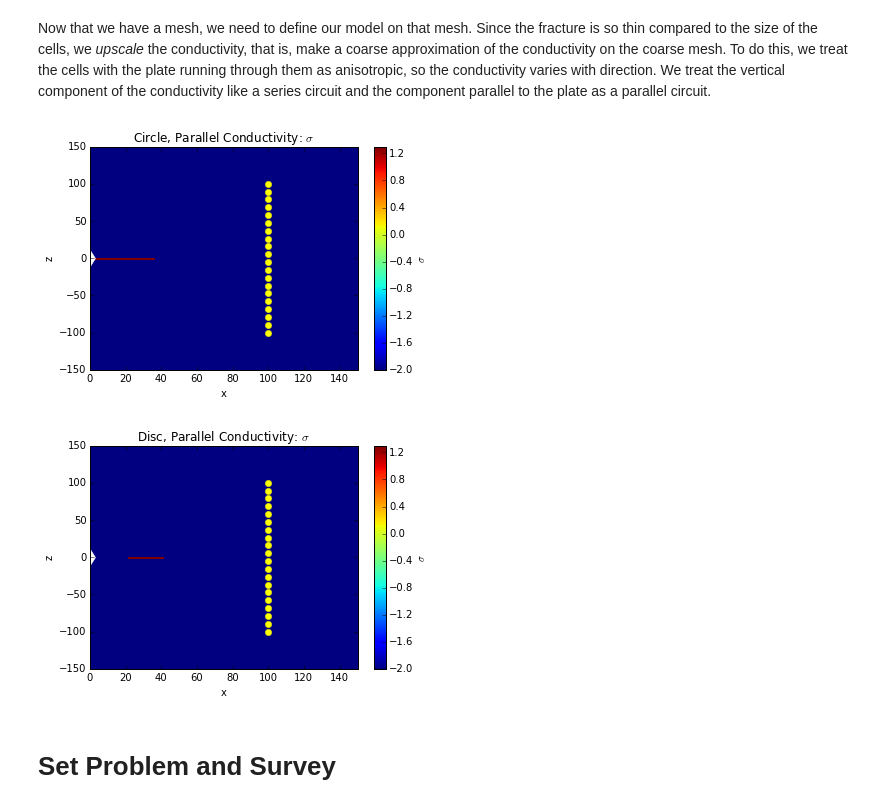
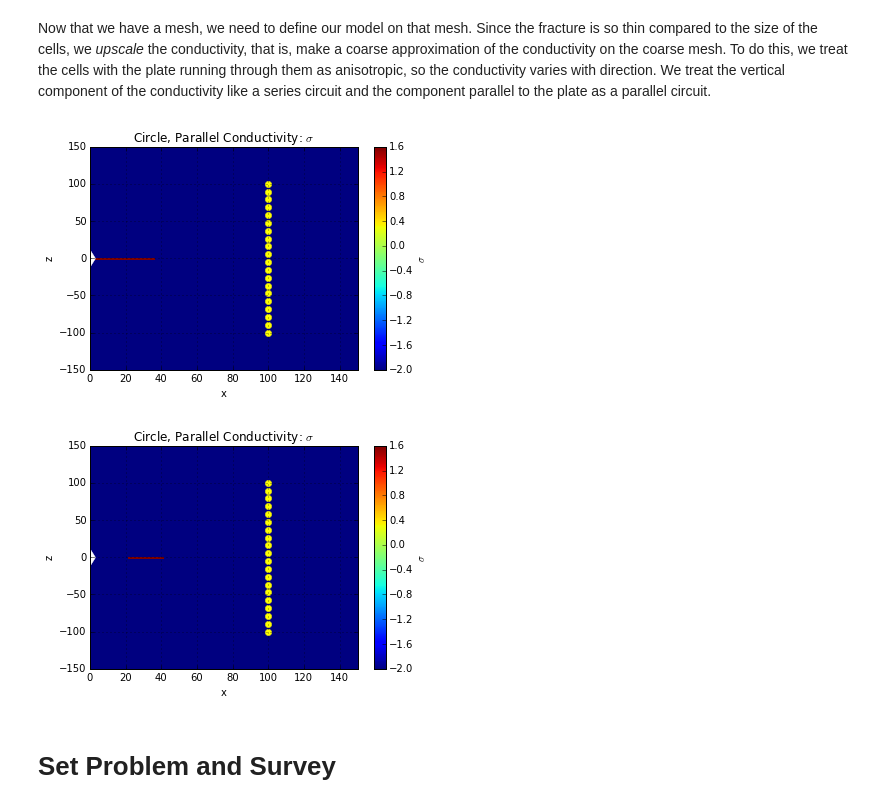
Before and after one commit to lheagy/Tutorials, a Jupyter notebook: PlateInCylindricalCoord.ipynb, the cells around one changed output. Drawn from its saved outputs; the diff is of its cells as text; code cells hidden in the pictures.

```diff
--- a/PlateInCylindricalCoord.ipynb
+++ b/PlateInCylindricalCoord.ipynb
@@ -31,16 +33,16 @@ Define the size and conductivity of the plate and background. Here, we set up tw
 # %%
 # Model Parameters
 sigback = 1e-2 # 100 Ohm-m background
-sigfrac = 10000. # 1000 S/m Frac
+sigfrac = 2000. # 1000 S/m Frac
 
-t = 5e-3 # fracture thickness
+t = 5e-2 # fracture thickness
 
 # for the disk distribution
 Rd1 = 20. # inner radius
 Rd2 = 40. # outer radius (m)
 
 # for the circle disribution
-Rc  = np.sqrt(Rd2**2 -Rd1**2)
+Rc  = np.sqrt(Rd2**2 -Rd1**2) # conserve volume between examples
 # %% [markdown]
 # Step 2: Survey Parameters
 # %% [markdown]
@@ -62,6 +64,9 @@ nrx = 20.   # number of receivers
 rxx = 100.  # x location of receivers
 rxz = np.linspace(-100,100,nrx) # z location of receivers along the well
 
+# transmitter
+txz = 0. # transmitter
+
 # calculate the skin depth
 delta = 500./np.sqrt(freq*sigback)
 print(delta)
@@ -74,7 +79,7 @@ Now to solve the problem, we need to discretize it. To do this we define a mesh
 # %%
 # set up a mesh (all units are meters)
 csx, ncx, npadx = 5 , 41, 17 # cell size, number of core cells, number of padding cells in the x- direction
-csz, ncz, npadz = 2.5 , 61, 22 # cell size, number of core cells, number of padding cells in the z- direction
+csz, ncz, npadz = 2.5 , 61, 20 # cell size, number of core cells, number of padding cells in the z- direction
 hx = Utils.meshTensor([(csx,npadx,-0.7), (csx,ncx), (csx,npadx,1.3)]) # vector of cell widths in the x-direction
 hz = Utils.meshTensor([(csz,npadz,-1.3), (csz,ncz), (csz,npadz,1.3)]) # vector of cell widths in the z-direction
 mesh = Mesh.CylMesh([hx,1,hz], [0.,0,-hz.sum()/2.]) # define the cylindrical mesh using SimPEG
@@ -90,7 +95,7 @@ Now that we have a mesh, we need to define our model on that mesh. Since the fra
 # %%
 # find where in the mesh the circle and disc should be
 fracCircle = (mesh.gridCC[:,0]>mesh.hx[0]) & (mesh.gridCC[:,0]<=Rc) & (mesh.gridCC[:,2]<np.max(np.array([csz,t/2.]))) & (mesh.gridCC[:,2]>-np.max(np.array([csz,t/2.])))
-fracDisc = (mesh.gridCC[:,0]>=Rd1) & (mesh.gridCC[:,0]<=Rd2) & (mesh.gridCC[:,2]<np.max(np.array([csz,t/2.]))) & (mesh.gridCC[:,2]>-np.max(np.array([csz,t/2.])))
+fracDisc   = (mesh.gridCC[:,0]>Rd1) & (mesh.gridCC[:,0]<=Rd2) & (mesh.gridCC[:,2]<np.max(np.array([csz,t/2.]))) & (mesh.gridCC[:,2]>-np.max(np.array([csz,t/2.])))
 
 # inline functions for series and parallel circuit approximations of the anisotropic conductivity
 scaleByCT = lambda sig1,t1,t2: sig1*t1/t2
@@ -105,31 +110,33 @@ sigfracCircle = sigback*np.ones((mesh.nC)) # anisotropic conductivity
 sigfracCircle[fracCircle] = scaleByCT(sigfrac,t,Hxyz[fracCircle,2])
 
 # conductivity model for the disc frac
-sigfracDisc = sigback*np.ones((mesh.nC))
+sigfracDisc = sigback*np.ones((mesh.nC)) # anisotropic conductivity
 sigfracDisc[fracDisc] = scaleByCT(sigfrac,t,Hxyz[fracDisc,2])
 # %%
 # plot them
 fs = 32 # fontsize
 xlim = [0.,150.]     #xlimits
-ylim = [-150., 150.] #ylimits
+zlim = [-150., 150.] #ylimits
 
 def plotIt(img,label=None,title=None):
     plt.colorbar(img,label=label)
     plt.xlim(xlim)
-    plt.ylim(ylim)
-    plt.plot(0.,0.,'d',markersize=12,markeredgecolor='white',markerfacecolor='white')
+    plt.ylim(zlim)
+    plt.plot(0.,txz,'d',markersize=12,markeredgecolor='white',markerfacecolor='white')
     plt.plot(rxx*np.ones(rxz.shape),rxz,'o',markersize=6,markeredgecolor='yellow',markerfacecolor='yellow')
     plt.title(title)
     plt.fontsize = fs
+    plt.grid(which='both')
     return
 
 # Circle
 plotIt(mesh.plotImage(np.log10(sigfracCircle))[0],'$\sigma$','Circle, Parallel Conductivity: $\sigma$')
+
 # Disc
-plotIt(mesh.plotImage(np.log10(sigfracDisc))[0],'$\sigma$','Disc, Parallel Conductivity: $\sigma$')
+plotIt(mesh.plotImage(np.log10(sigfracDisc))[0],'$\sigma$','Circle, Parallel Conductivity: $\sigma$')
 # %% [output]
-[figure, old version]
+[figure, new version]
-[figure, old version]
+[figure, new version]
 # %% [markdown]
 # Set Problem and Survey
 # %% [markdown]
```
Also changed, not shown: parts of 11 cells of this notebook, 1 other file.
